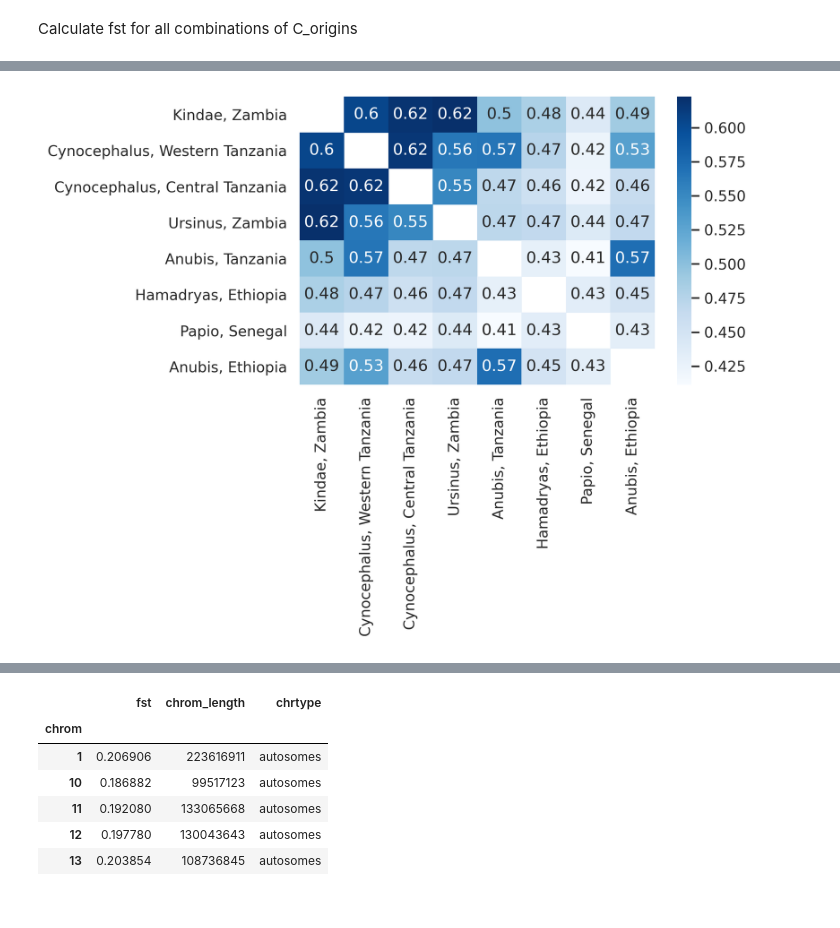
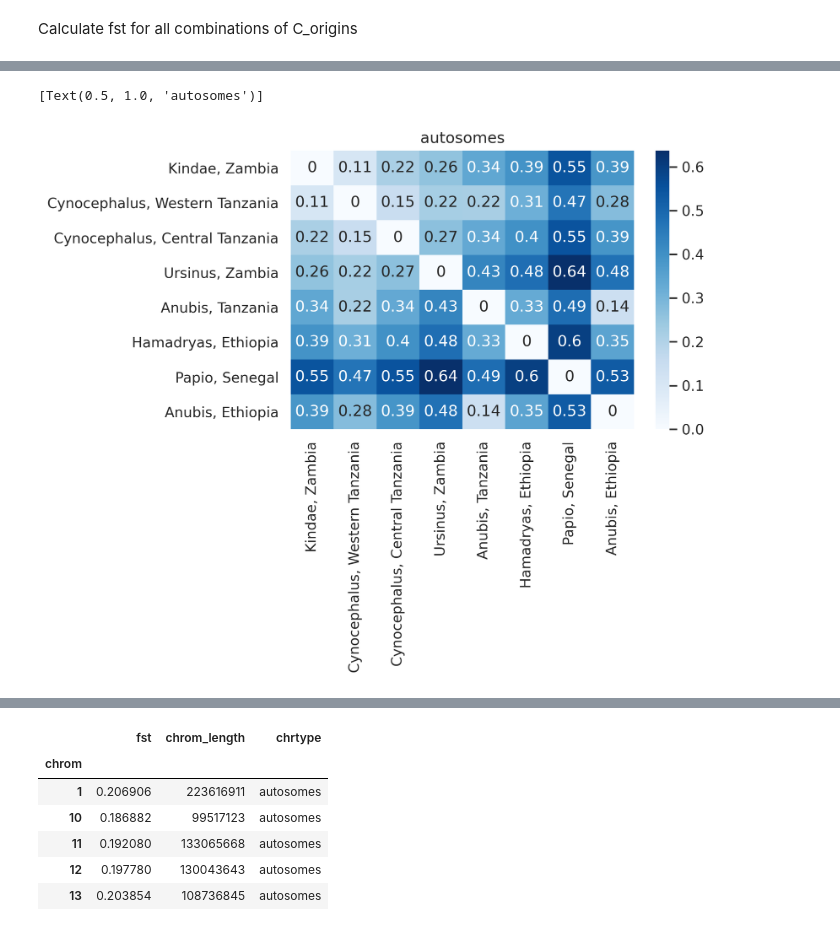
Before and after one commit to erikfogh/baboon_analysis, a Jupyter notebook: notebooks/fs06_Divergence_Diversity_base_windows_mmul.ipynb, the cells around one changed output, grey strips where cells are left out. Drawn from its saved outputs; the diff is of its cells as text; code cells hidden in the pictures.

```diff
--- a/notebooks/fs06_Divergence_Diversity_base_windows_mmul.ipynb
+++ b/notebooks/fs06_Divergence_Diversity_base_windows_mmul.ipynb
@@ -441,4 +441,11 @@ array([[0.        , 0.10527097, 0.21538584, 0.26122459, 0.34085502,
 df_x = pd.DataFrame(fst_averaged_x, columns = origin_list, index = origin_list)
 df_auto = pd.DataFrame(fst_averaged_auto, columns = origin_list, index = origin_list)
 df_ratio = pd.DataFrame(np.nan_to_num(fst_averaged_x/fst_averaged_auto), columns = origin_list, index = origin_list)
+# %%
+
+#df_x.to_csv("../steps/stat_dirs/fst_heatmap_chrX_mmul10.txt", sep=" ")
+#df_auto.to_csv("../steps/stat_dirs/fst_heatmap_autosomes_mmul10.txt", sep=" ")
+df_x = pd.read_csv("../steps/stat_dirs/fst_heatmap_chrX_mmul10.txt", index_col=0, sep=" ")
+df_auto = pd.read_csv("../steps/stat_dirs/fst_heatmap_autosomes_mmul10.txt", index_col=0, sep=" ")
+df_ratio = pd.DataFrame(np.nan_to_num(fst_averaged_x/fst_averaged_auto), columns = origin_list, index = origin_list)
 # %%
@@ -448,9 +455,11 @@ df_norm = pd.DataFrame(fst_temp/np.add.outer(np.nanmean(fst_temp, axis=1), np.na
                        columns = origin_list, index = origin_list)
 # %%
 # using the upper triangle matrix as mask
-g = sns.heatmap(df_norm, cmap=sns.color_palette("Blues", as_cmap=True), annot=True)
+g = sns.heatmap(df_auto, cmap=sns.color_palette("Blues", as_cmap=True), annot=True)
+g.set(title="autosomes")
 #g.set_xticklabels(g.get_xticklabels(), rotation=45) #Labels get offset, so I am dropping this
 
 #plt.savefig("../results/fst_heatmap_ratio.png", transparent=True, bbox_inches="tight")
 # %% [output]
+[Text(0.5, 1.0, 'autosomes')]
-[figure, old version]
+[figure, new version]
```
Also changed, not shown: parts of 7 cells of this notebook, 17 other files.
